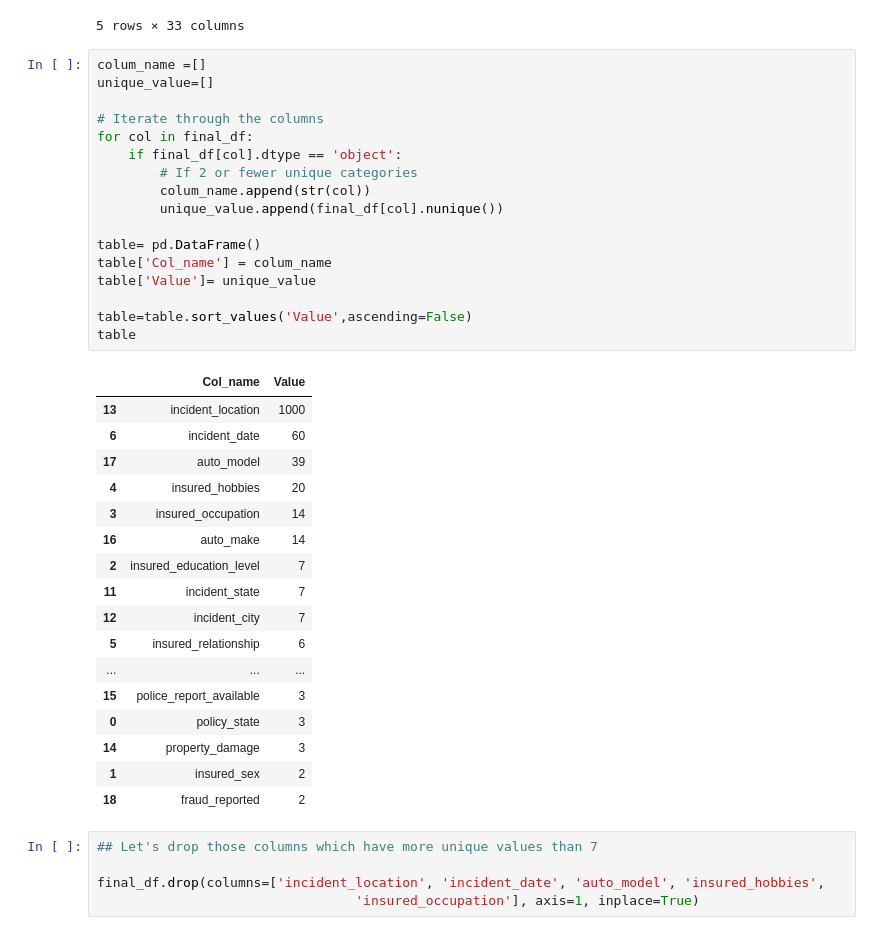
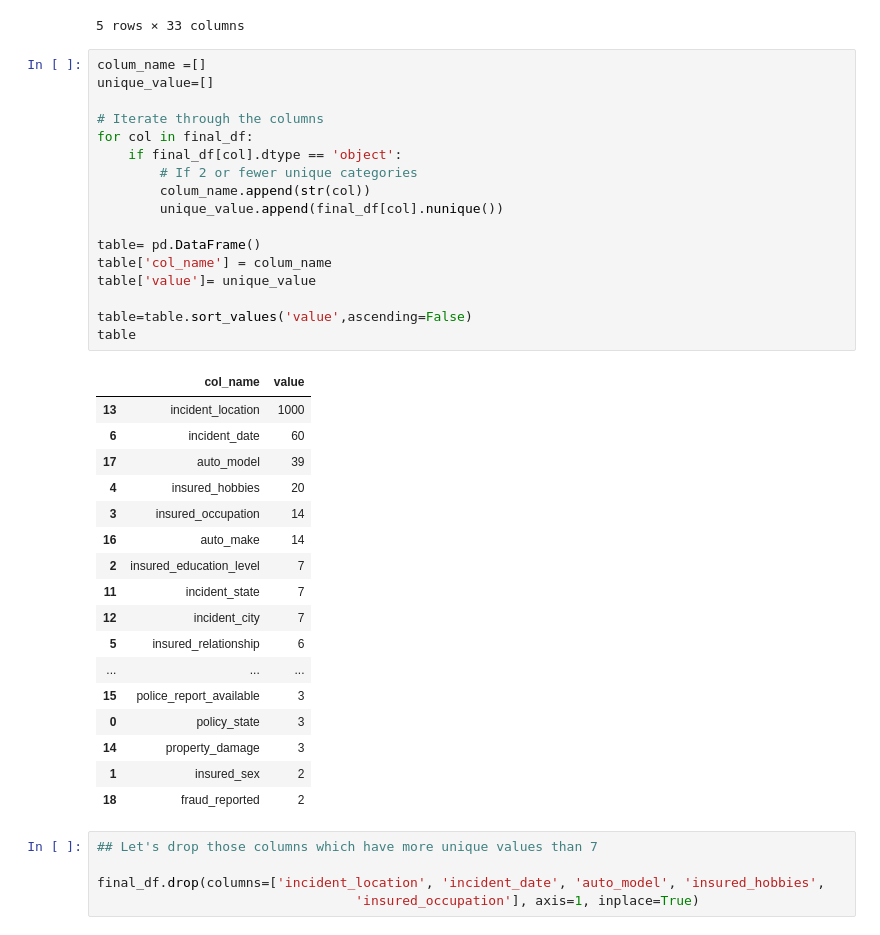
Before and after one commit to gbiamgaurav/insurance_claims, a Jupyter notebook: notebook/EDA - Insurance_claims.ipynb, the cells around one changed output. Cells and saved outputs as stored; diff of their text form.

```diff
--- a/notebook/EDA - Insurance_claims.ipynb
+++ b/notebook/EDA - Insurance_claims.ipynb
@@ -556,22 +577,22 @@ final_df.head()
 # %%
 colum_name =[]
 unique_value=[]
 
 # Iterate through the columns
 for col in final_df:
     if final_df[col].dtype == 'object':
         # If 2 or fewer unique categories
         colum_name.append(str(col))
         unique_value.append(final_df[col].nunique())
 
 table= pd.DataFrame()
-table['Col_name'] = colum_name
-table['Value']= unique_value
+table['col_name'] = colum_name
+table['value']= unique_value
 
-table=table.sort_values('Value',ascending=False)
+table=table.sort_values('value',ascending=False)
 table
 # %% [output]
-|  | Col_name | Value |
+|  | col_name | value |
 | 13 | incident_location | 1000 |
 | 6 | incident_date | 60 |
 | 17 | auto_model | 39 |
```
Also changed, not shown: parts of 115 cells of this notebook, 12 other files.
